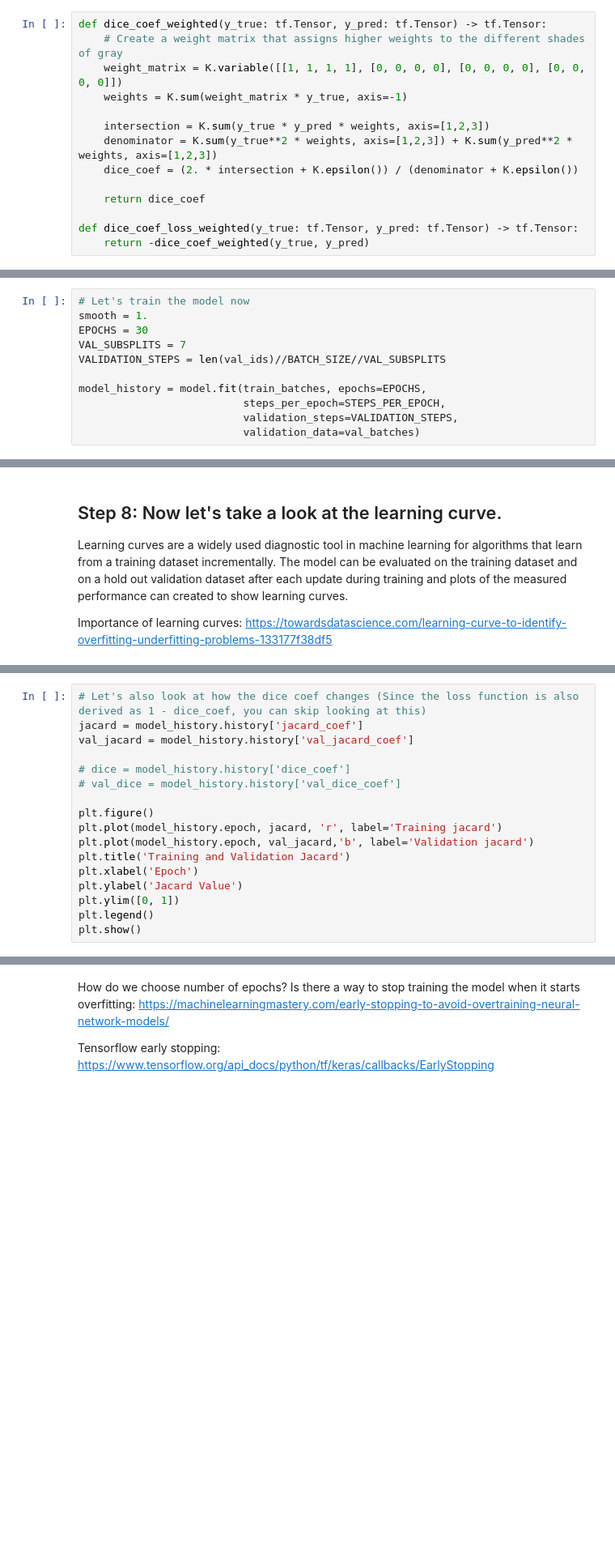
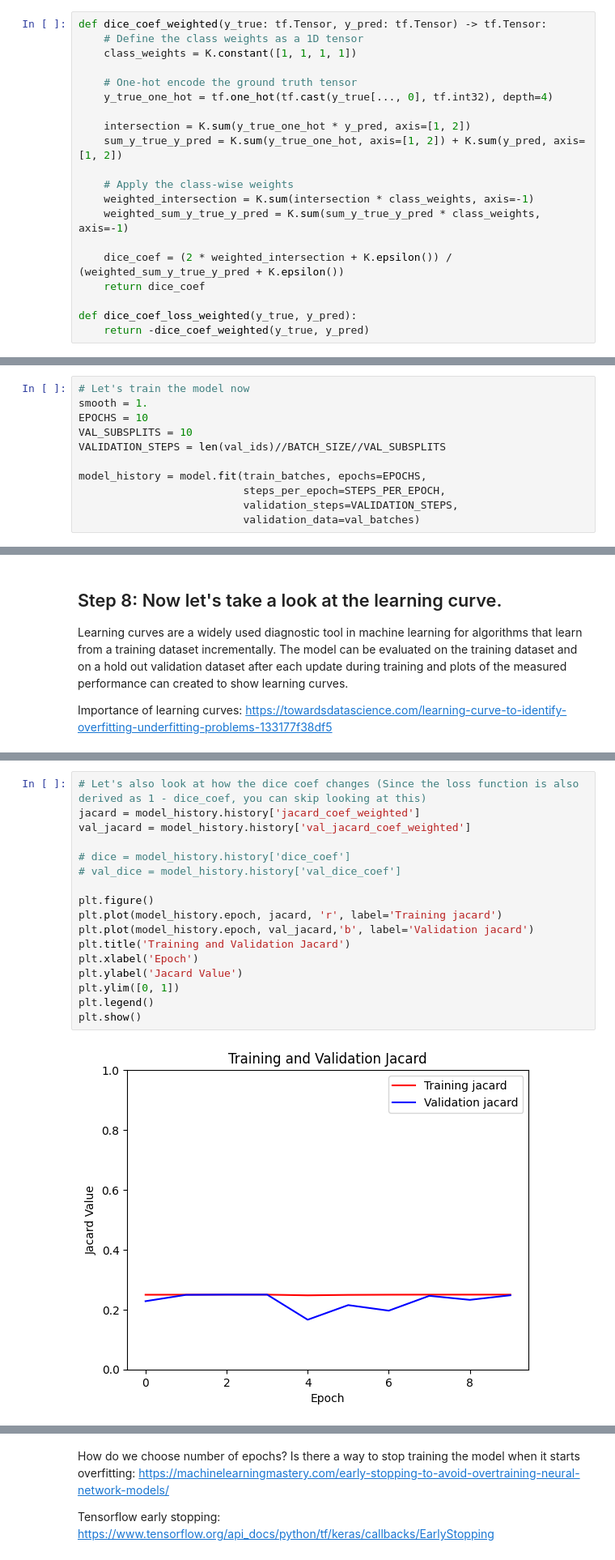
Before and after one commit to bmaravilla/tumor-segmentation, a Jupyter notebook: tumor-segmentation.ipynb, the cells around one changed output, grey strips where cells are left out. Shown at 81% size. Cells and saved outputs as stored; diff of their text form; blank space fills up the shorter version.

Commit message:
fix the weighted coef and loss functions so it runs, but now the predictions are garbage

```diff
--- a/tumor-segmentation.ipynb
+++ b/tumor-segmentation.ipynb
@@ -374,17 +380,23 @@ def jacard_coef_loss_weighted(y_true: tf.Tensor, y_pred: tf.Tensor) -> tf.Tensor
     return -jacard_coef_weighted(y_true, y_pred)
 # %%
 def dice_coef_weighted(y_true: tf.Tensor, y_pred: tf.Tensor) -> tf.Tensor:
-    # Create a weight matrix that assigns higher weights to the different shades of gray
-    weight_matrix = K.variable([[1, 1, 1, 1], [0, 0, 0, 0], [0, 0, 0, 0], [0, 0, 0, 0]])
-    weights = K.sum(weight_matrix * y_true, axis=-1)
+    # Define the class weights as a 1D tensor
+    class_weights = K.constant([1, 1, 1, 1])
 
-    intersection = K.sum(y_true * y_pred * weights, axis=[1,2,3])
-    denominator = K.sum(y_true**2 * weights, axis=[1,2,3]) + K.sum(y_pred**2 * weights, axis=[1,2,3])
-    dice_coef = (2. * intersection + K.epsilon()) / (denominator + K.epsilon())
+    # One-hot encode the ground truth tensor
+    y_true_one_hot = tf.one_hot(tf.cast(y_true[..., 0], tf.int32), depth=4)
 
+    intersection = K.sum(y_true_one_hot * y_pred, axis=[1, 2])
+    sum_y_true_y_pred = K.sum(y_true_one_hot, axis=[1, 2]) + K.sum(y_pred, axis=[1, 2])
+
+    # Apply the class-wise weights
+    weighted_intersection = K.sum(intersection * class_weights, axis=-1)
+    weighted_sum_y_true_y_pred = K.sum(sum_y_true_y_pred * class_weights, axis=-1)
+
+    dice_coef = (2 * weighted_intersection + K.epsilon()) / (weighted_sum_y_true_y_pred + K.epsilon())
     return dice_coef
 
-def dice_coef_loss_weighted(y_true: tf.Tensor, y_pred: tf.Tensor) -> tf.Tensor:
+def dice_coef_loss_weighted(y_true, y_pred):
     return -dice_coef_weighted(y_true, y_pred)
 # %% [markdown]
 ## Step 6: Now comes the most interesing bit of our learning!
@@ -642,8 +652,8 @@ test_batches = test_images.batch(BATCH_SIZE)
 # %%
 # Let's train the model now
 smooth = 1.
-EPOCHS = 30
-VAL_SUBSPLITS = 7
+EPOCHS = 10
+VAL_SUBSPLITS = 10
 VALIDATION_STEPS = len(val_ids)//BATCH_SIZE//VAL_SUBSPLITS
 
 model_history = model.fit(train_batches, epochs=EPOCHS,
@@ -677,18 +707,20 @@ plt.show()
 # %%
 # Let's also look at how the dice coef changes (Since the loss function is also derived as 1 - dice_coef, you can skip looking at this)
-jacard = model_history.history['jacard_coef']
-val_jacard = model_history.history['val_jacard_coef']
+jacard = model_history.history['jacard_coef_weighted']
+val_jacard = model_history.history['val_jacard_coef_weighted']
 
 # dice = model_history.history['dice_coef']
 # val_dice = model_history.history['val_dice_coef']
 
 plt.figure()
 plt.plot(model_history.epoch, jacard, 'r', label='Training jacard')
 plt.plot(model_history.epoch, val_jacard,'b', label='Validation jacard')
 plt.title('Training and Validation Jacard')
 plt.xlabel('Epoch')
 plt.ylabel('Jacard Value')
 plt.ylim([0, 1])
 plt.legend()
 plt.show()
+# %% [output]
+[figure, added]
 # %%
```
Also changed, not shown: parts of 8 cells of this notebook.
